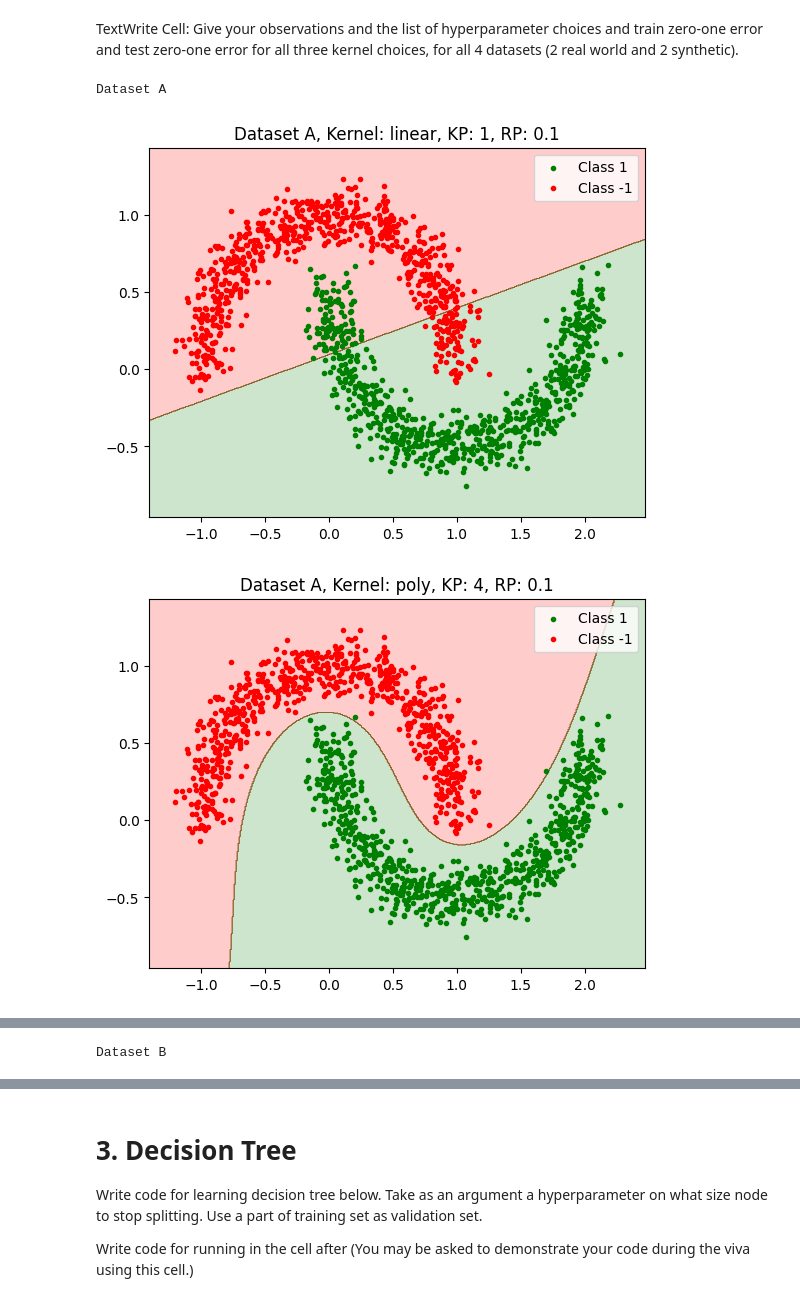
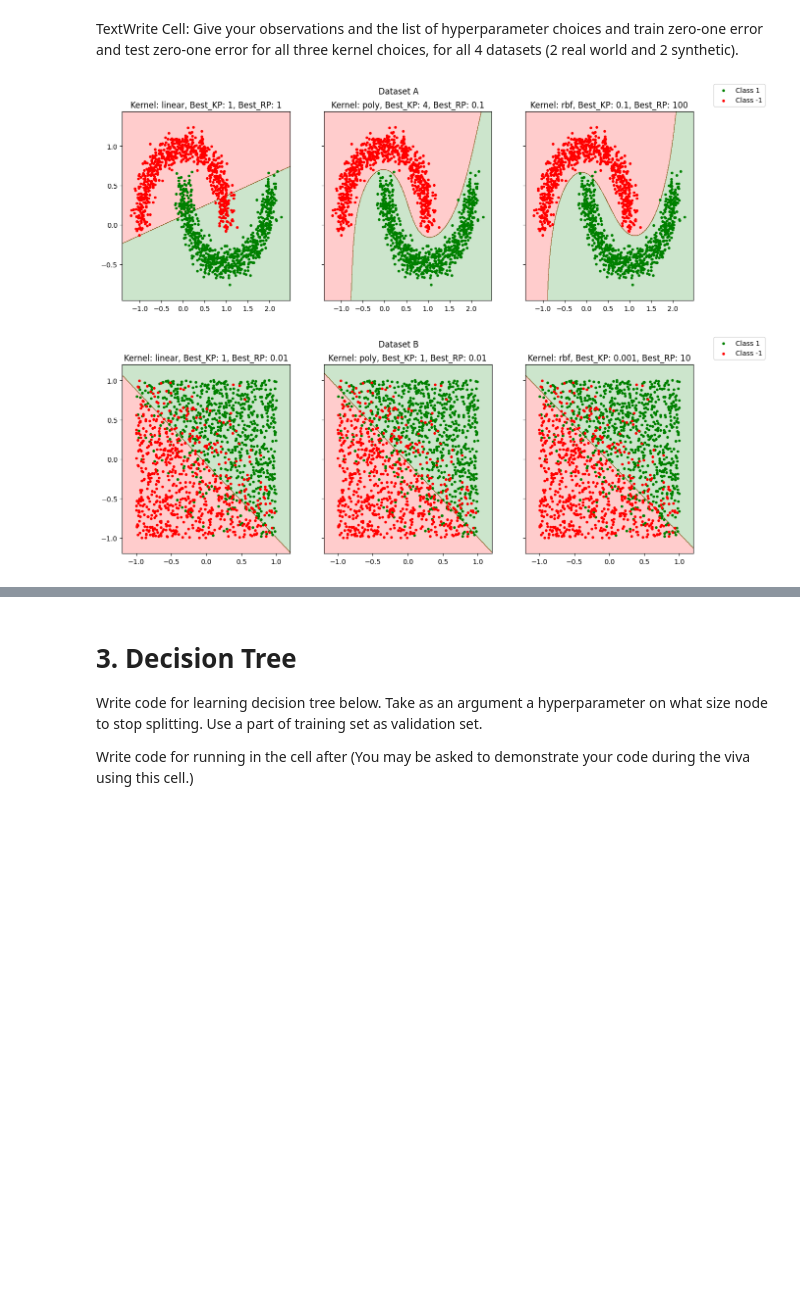
Before and after one commit to bersilin-robert1609/CS5691-PRML, a Jupyter notebook: Assignment-2/Notebook/ProgAss2_Student.ipynb, the cells around one changed output, grey strips where cells are left out. Drawn from its saved outputs; the diff is of its cells as text; code cells hidden in the pictures; blank space fills up the shorter version.

```diff
--- a/Assignment-2/Notebook/ProgAss2_Student.ipynb
+++ b/Assignment-2/Notebook/ProgAss2_Student.ipynb
@@ -68,7 +68,7 @@ def calculate_kernel_matrix(X, kernel, kernel_param):
     elif(kernel == 'poly'):
         return (1 + np.matmul(X, X.T)) ** kernel_param
     elif(kernel == 'rbf'):
-        return np.exp(-kernel_param * np.sum((X[:, np.newaxis, :] - X[np.newaxis, :, :]) ** 2, axis=2))
+        return np.exp(-kernel_param * (np.sum(X ** 2, axis = 1) + np.sum(X ** 2, axis = 1)[:, np.newaxis] - 2 * np.matmul(X, X.T)))
 
 def calculate_kernel_values(X, x, kernel, kernel_param):
     """
@@ -113,7 +113,7 @@ def train_pred_logistic_regression(X, Y, kernel='linear', reg_param=0., kernel_p
     alpha = np.zeros(X.shape[0])
     eta = 0.1
 
-    for i in range(num_iter_gd):
+    for _ in range(num_iter_gd):
         delta_R_alpha = reg_param * np.matmul(kernel_X, alpha) - np.sum((1 - 1 / (1 + np.exp(-Y * np.matmul(kernel_X, alpha)))) * Y * kernel_X, axis=1)
         alpha = alpha - eta * delta_R_alpha
 
@@ -287,13 +317,14 @@ best_reg_params = {'A': {}, 'B': {}, 'C': {}, 'D': {}}
 
 def find_best_parameter(kernel, X_train, Y_train, X_val, Y_val):
     best_kernel_param, best_reg_param, best_accuracy = None, None, 0
+    kernel_params, reg_params = [], []
 
     if kernel == 'linear':
         kernel_params = [1]
         reg_params = [1e-4, 1e-3, 1e-2, 1e-1, 1, 10, 100]
     elif kernel == 'poly':
         kernel_params = [1, 2, 4, 6, 8]
-        reg_params = [1e-4, 1e-3, 1e-2, 1e-1, 1]
+        reg_params = [1e-4, 1e-3, 1e-2, 1e-1, 1, 10]
     elif kernel == 'rbf':
         kernel_params = [1e-3, 1e-2, 1e-1, 1, 2, 4, 10, 100]
         reg_params = [1e-4, 1e-3, 1e-2, 1e-1, 1, 10, 100]
@@ -302,8 +333,8 @@ def find_best_parameter(kernel, X_train, Y_train, X_val, Y_val):
         for reg_param in reg_params:
             clf = train_svm(X_train, Y_train, kernel, reg_param=reg_param, kernel_param=kernel_param)
             pred = predict_value(clf, X_val)
+            pred[pred == 0] = 1
             accuracy = np.mean(pred == Y_val)
-            # print("kernel: {}, kernel_param: {}, reg_param: {}, accuracy: {}".format(kernel, kernel_param, reg_param, accuracy))
             if accuracy > best_accuracy:
                 best_kernel_param, best_reg_param, best_accuracy = kernel_param, reg_param, accuracy
     return best_kernel_param, best_reg_param, best_accuracy
@@ -327,6 +358,7 @@ for a in ['A', 'B', 'C', 'D']:
         best_kernel_params[a][kernel] = best_kernel_param
         best_reg_params[a][kernel] = best_reg_param
         pred = predict_value(clf, X_test)
+        pred[pred == 0] = 1
         accuracy = np.mean(pred == Y_test)
         print("Test accuracy: {}\n".format(accuracy))
 # %% [output]
@@ -352,34 +384,35 @@ TextWrite Cell: Give your observations and the list of hyperparameter choices an
 # %%
 # Codewrite cell: Generate plots of learned classifier for all three kernel types, on dataset_A and datasset_B.
 # Plots should give both the learned classifier and the train data.
 # Similar to  Bishop Figure 4.5 (with just two classes here.)
 # Total number of plots = 3 * 2 = 6
 
-def plot(clf, X_test, Y_test, dataset, kernel, kernel_param, reg_param):
-    minX, maxX = np.min(X_test[:, 0]), np.max(X_test[:, 0])
-    minY, maxY = np.min(X_test[:, 1]), np.max(X_test[:, 1])
-    points = 500
-    X, Y = np.meshgrid(np.linspace(minX - 0.2, maxX + 0.2, points), np.linspace(minY - 0.2, maxY + 0.2, points))
-    X_plotter = np.c_[X.ravel(), Y.ravel()]
-    Z = clf.predict(X_plotter)
-    Z = Z.reshape(X.shape)
-    plt.contourf(X, Y, Z, alpha=0.2, colors=['r', 'g'])
-    plt.title("{}, Kernel: {}, KP: {}, RP: {}".format(dataset, kernel, kernel_param, reg_param))
-    plt.scatter(X_test[Y_test == 1, 0], X_test[Y_test == 1, 1], marker='.', color='g', label='Class 1')
-    plt.scatter(X_test[Y_test == -1, 0], X_test[Y_test == -1, 1], marker='.', color='r', label='Class -1')
-    plt.legend()
-    plt.show()
+kernels = ['linear', 'poly', 'rbf']
 
 for a in ['A', 'B']:
     data = np.load('../../Data/dataset_{}.npz'.format(a))
     X_train, Y_train = data['arr_0'], data['arr_1']
     X_test, Y_test = data['arr_2'], data['arr_3']
+    minX, maxX = np.min(X_train[:, 0]), np.max(X_train[:, 0])
+    minY, maxY = np.min(X_train[:, 1]), np.max(X_train[:, 1])
+    points = 500
+    X, Y = np.meshgrid(np.linspace(minX-0.2, maxX+0.2, points), np.linspace(minY-0.2, maxY+0.2, points))
+    X_plotter = np.c_[X.ravel(), Y.ravel()]
 
-    print("Dataset {}".format(a))
-    for kernel in kernels:
+    fig, ax = plt.subplots(1, 3, sharey=True, figsize=(15, 5))
+    line = [0, 0]
+    for i, kernel in enumerate(kernels):
         clf = train_svm(X_train, Y_train, kernel=kernel, reg_param=best_reg_params[a][kernel], kernel_param=best_kernel_params[a][kernel])
-        plot(clf, X_train, Y_train, "Dataset {}".format(a), kernel, best_kernel_params[a][kernel], best_reg_params[a][kernel])
+        pred = predict_value(clf, X_plotter)
+        pred[pred == 0] = 1
+        Z = pred.reshape(X.shape)
+        ax[i].contourf(X, Y, Z, colors=['red', 'green'], alpha=0.2)
+        line[0] = ax[i].scatter(X_train[Y_train == 1, 0], X_train[Y_train == 1, 1], color='green', marker='.')
+        line[1] = ax[i].scatter(X_train[Y_train == -1, 0], X_train[Y_train == -1, 1], color='red', marker='.')
+        ax[i].set_title("Kernel: {}, Best_KP: {}, Best_RP: {}".format(kernel, best_kernel_params[a][kernel], best_reg_params[a][kernel]))
+    fig.legend(line, ['Class 1', 'Class -1'], loc='upper right')
+    fig.suptitle("Dataset {}".format(a))
+    plt.show()
 # %% [output]
-Dataset A
-[figure, old version]
+[figure, new version]
-[figure, old version]
+[figure, new version]
@@ -387 +418,0 @@ Dataset A
-Dataset B
```
Also changed, not shown: parts of 16 cells of this notebook, 1 other file.
